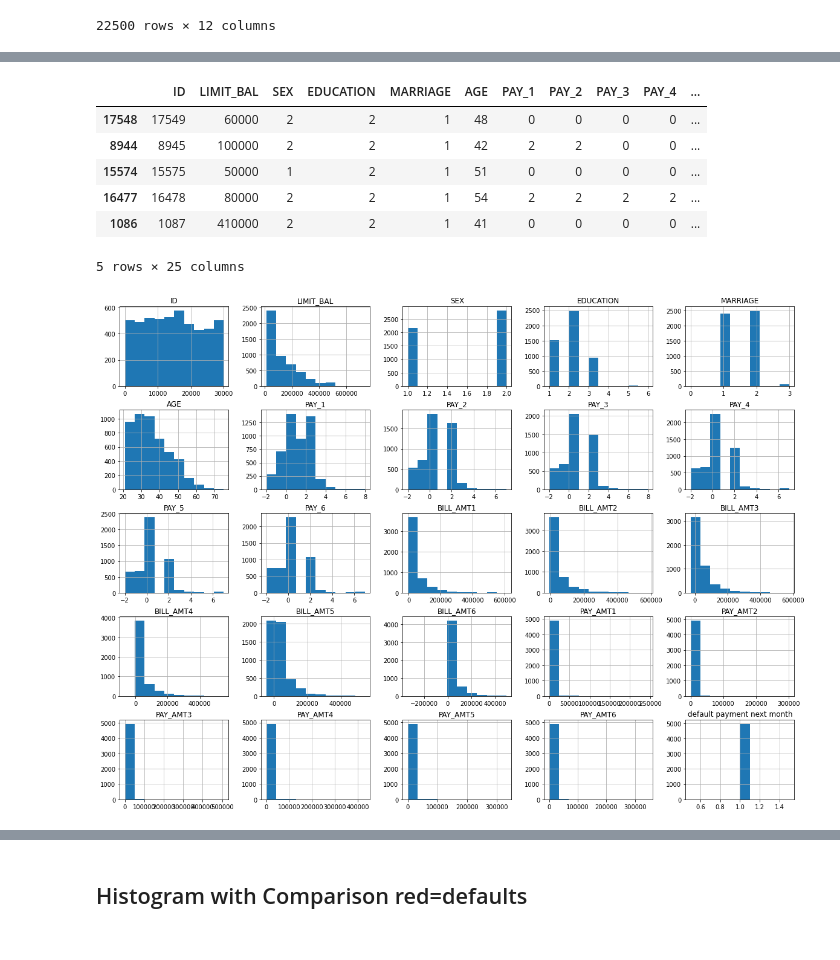
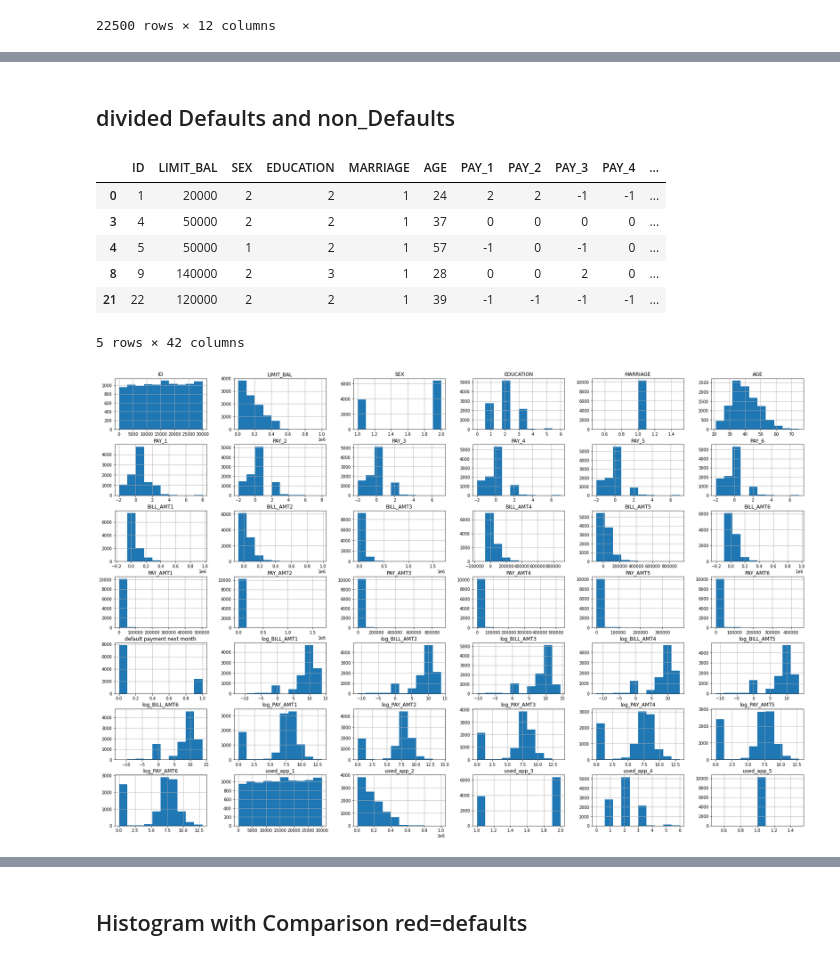
Before and after one commit to sinwall/221117_MLBasic, a Jupyter notebook: SW/practice.ipynb, the cells around one changed output, grey strips where cells are left out. Saved outputs shown, nothing was run; the diff lists cells and outputs as text; code cells hidden in the pictures.

```diff
--- a/SW/practice.ipynb
+++ b/SW/practice.ipynb
@@ -88,0 +111,10 @@ plt.show()
+# %%
+df_usage = pd.DataFrame()
+BILL = []
+PAY = []
+for i in df.columns:
+    BILL.append(i)
+for i in df.columns:
+    PAY.append(i)
+for i in range(5):
+    df_usage[f"used_app_{i+1}"] = df[BILL[i]]-(df[BILL[i+1]]-df[PAY[i+1]])
@@ -96,2 +161,8 @@ def log_pre_col (column):
 # %%
 df_log =df.iloc[:,12:-1].apply(log_pre_col,axis=0) #apply(function,axis=)
+# %%
+rename_dict = {}
+for i in df_log.columns:
+    rename_dict[i] = 'log_'+i
+# %%
+df_log =df_log.rename(rename_dict,axis=1)
@@ -176,20 +245,24 @@ plt.show()
+# %% [markdown]
+## divided Defaults and non_Defaults
+# %%
+df =pd.concat([df_original,df_log,df_usage],axis=1)
 # %%
 defaults =df.loc[df.iloc[:,-1]==1]
 # %%
 defaults.head()
 # %% [output]
 |  | ID | LIMIT_BAL | SEX | EDUCATION | MARRIAGE | AGE | PAY_1 | PAY_2 | PAY_3 | PAY_4 | ... |
-| 17548 | 17549 | 60000 | 2 | 2 | 1 | 48 | 0 | 0 | 0 | 0 | ... |
-| 8944 | 8945 | 100000 | 2 | 2 | 1 | 42 | 2 | 2 | 0 | 0 | ... |
-| 15574 | 15575 | 50000 | 1 | 2 | 1 | 51 | 0 | 0 | 0 | 0 | ... |
-| 16477 | 16478 | 80000 | 2 | 2 | 1 | 54 | 2 | 2 | 2 | 2 | ... |
-| 1086 | 1087 | 410000 | 2 | 2 | 1 | 41 | 0 | 0 | 0 | 0 | ... |
+| 0 | 1 | 20000 | 2 | 2 | 1 | 24 | 2 | 2 | -1 | -1 | ... |
+| 3 | 4 | 50000 | 2 | 2 | 1 | 37 | 0 | 0 | 0 | 0 | ... |
+| 4 | 5 | 50000 | 1 | 2 | 1 | 57 | -1 | 0 | -1 | 0 | ... |
+| 8 | 9 | 140000 | 2 | 3 | 1 | 28 | 0 | 0 | 2 | 0 | ... |
+| 21 | 22 | 120000 | 2 | 2 | 1 | 39 | -1 | -1 | -1 | -1 | ... |
-5 rows × 25 columns
+5 rows × 42 columns
 # %%
 non_defaults = df.loc[df.iloc[:,-1]==0]
 # %%
-defaults.hist(figsize=(20,15))
+defaults.hist(figsize=(30,20))
 plt.show()
 # %% [output]
-[figure, old version]
+[figure, new version]
 # %%
```
Also changed, not shown: parts of 32 cells of this notebook.
